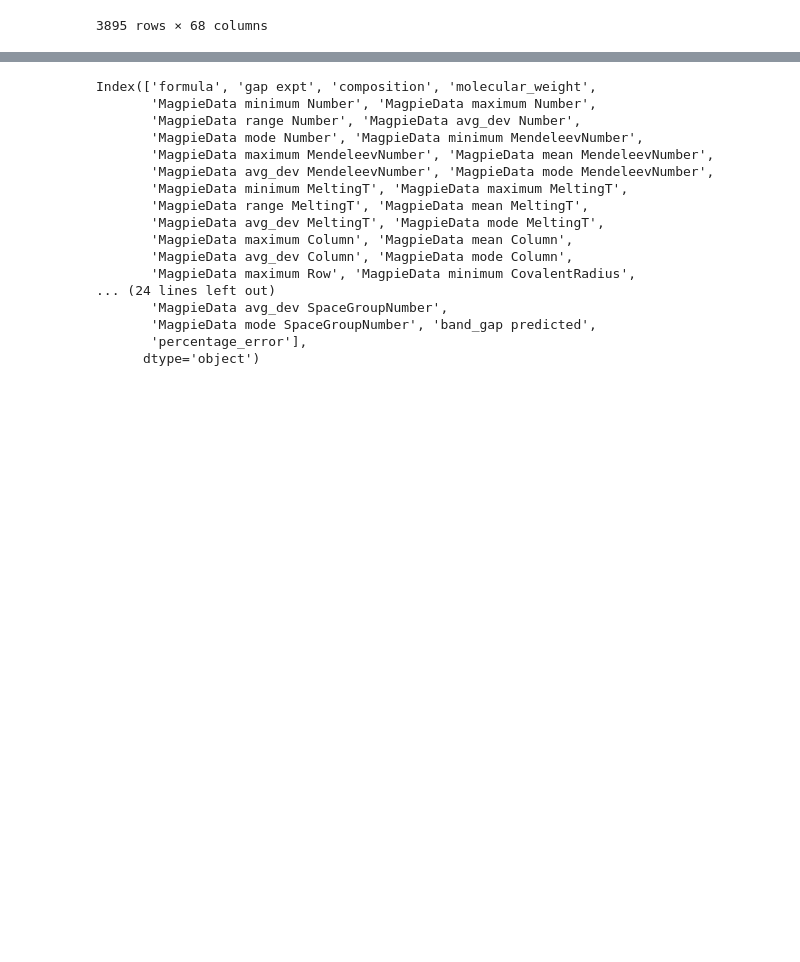
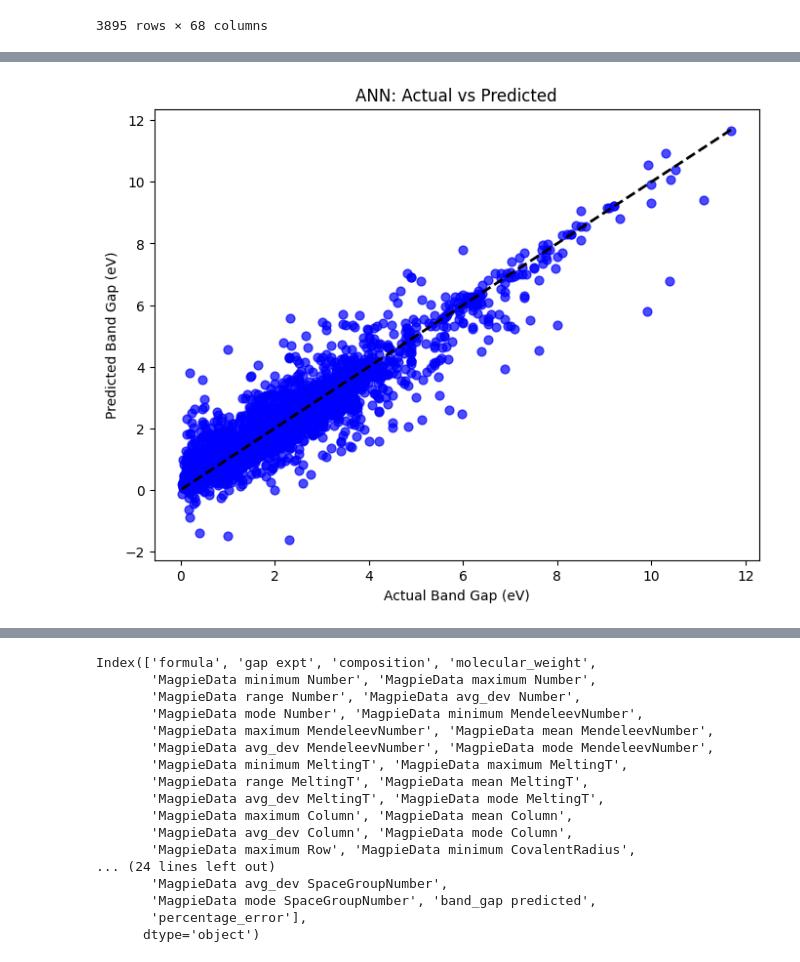
Before and after one commit to sivasathyaseeelan/BandGapPredict, a Jupyter notebook: prediction.ipynb, the cells around one changed output, grey strips where cells are left out. Drawn from its saved outputs; the diff is of its cells as text; code cells hidden in the pictures; blank space fills up the shorter version.

```diff
--- a/prediction.ipynb
+++ b/prediction.ipynb
@@ -567,0 +382,74 @@ Top 20 Most Important Features:
+# %%
+import torch
+import torch.nn as nn
+import torch.optim as optim
+from sklearn.model_selection import KFold
+from sklearn.preprocessing import StandardScaler
+from sklearn.metrics import mean_squared_error, mean_absolute_error
+import numpy as np
+import matplotlib.pyplot as plt
+
+# 1. Prepare data
+X, y = get_clean_features(bg_data_cleaned)
+y_hat_ann = np.zeros(len(y))
+
+# 2. Define Model Architecture
+class ANNModel(nn.Module):
+    def __init__(self, input_size):
+        super(ANNModel, self).__init__()
+        self.fc1 = nn.Linear(input_size, 64)
+        self.fc2 = nn.Linear(64, 32)
+        self.fc3 = nn.Linear(32, 1)
+        self.relu = nn.ReLU()
+    def forward(self, x):
+        x = self.relu(self.fc1(x))
+        x = self.relu(self.fc2(x))
+        return self.fc3(x)
+
+# 3. 5-Fold Cross-Validation Loop
+kf = KFold(n_splits=5, shuffle=True, random_state=42)
+
+print("Starting 5-fold Cross-Validation for ANN...")
+for fold, (train_idx, test_idx) in enumerate(kf.split(X), 1):
+    # Scale data
+    scaler = StandardScaler()
+    X_train_fold = torch.tensor(scaler.fit_transform(X[train_idx]), dtype=torch.float32)
+    y_train_fold = torch.tensor(y[train_idx], dtype=torch.float32).view(-1, 1)
+    X_test_fold = torch.tensor(scaler.transform(X[test_idx]), dtype=torch.float32)
+
+    # Initialize model and optimizer
+    fold_model = ANNModel(X.shape[1])
+    optimizer = optim.Adam(fold_model.parameters(), lr=0.001)
+    criterion = nn.MSELoss()
+
+    # Train
+    fold_model.train()
+    for epoch in range(1000):
+        optimizer.zero_grad()
+        loss = criterion(fold_model(X_train_fold), y_train_fold)
+        loss.backward()
+        optimizer.step()
+
+    # Predict
+    fold_model.eval()
+    with torch.no_grad():
+        y_hat_ann[test_idx] = fold_model(X_test_fold).numpy().flatten()
+    print(f"Fold {fold} complete.")
+
+# 4. Metrics and Plot
+mse = mean_squared_error(y, y_hat_ann)
+mae = mean_absolute_error(y, y_hat_ann)
+rmse = np.sqrt(mse)
+
+print(f"CV MSE: {mse:.4f}")
+print(f"CV RMSE: {rmse:.4f}")
+print(f"CV MAE: {mae:.4f}")
+
+plt.figure(figsize=(8, 6))
+plt.scatter(y, y_hat_ann, s=40, color='blue', alpha=0.7)
+plt.plot([min(y), max(y)], [min(y), max(y)], color='black', linestyle='--', linewidth=2)
+plt.title("ANN: Actual vs Predicted")
+plt.xlabel("Actual Band Gap (eV)")
+plt.ylabel("Predicted Band Gap (eV)")
+plt.show()
+# %% [output]
@@ -568 +465,2 @@ Top 20 Most Important Features:
+[figure, added]
 # %%
```
Also changed, not shown: parts of 34 cells of this notebook.
